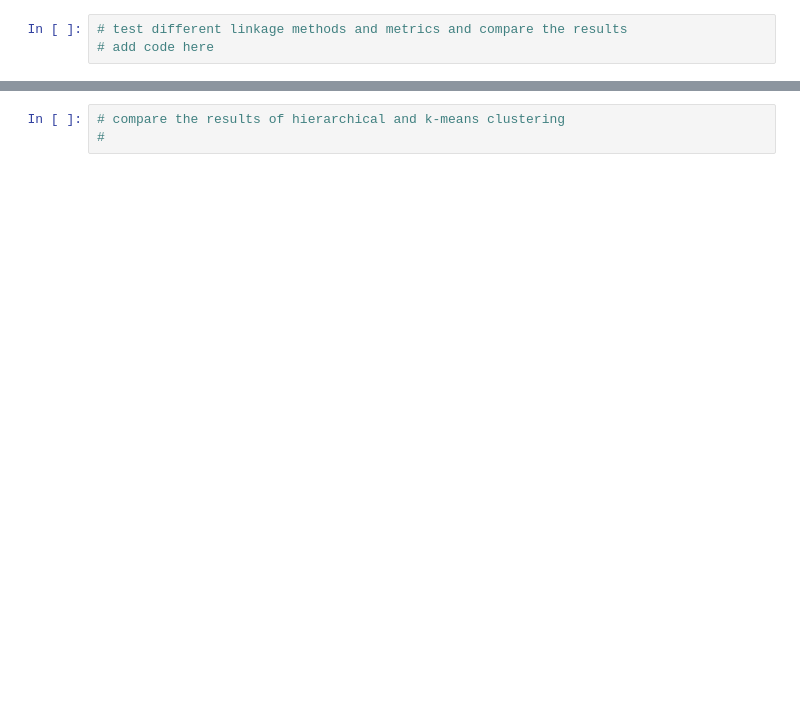
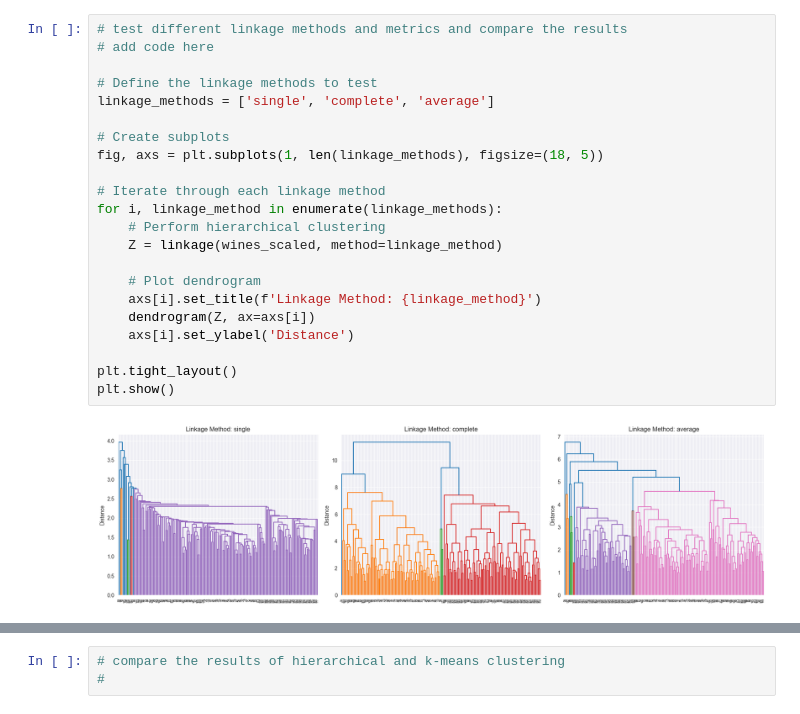
Before and after one commit to makee5/ML_ADS, a Jupyter notebook: notebooks/session5/exercises.ipynb, the cells around one changed output, grey strips where cells are left out. Saved outputs shown, nothing was run; the diff lists cells and outputs as text; blank space fills up the shorter version.

```diff
--- a/notebooks/session5/exercises.ipynb
+++ b/notebooks/session5/exercises.ipynb
@@ -22,6 +169,27 @@
 # %%
 # test different linkage methods and metrics and compare the results
 # add code here
+
+# Define the linkage methods to test
+linkage_methods = ['single', 'complete', 'average']
+
+# Create subplots
+fig, axs = plt.subplots(1, len(linkage_methods), figsize=(18, 5))
+
+# Iterate through each linkage method
+for i, linkage_method in enumerate(linkage_methods):
+    # Perform hierarchical clustering
+    Z = linkage(wines_scaled, method=linkage_method)
+
+    # Plot dendrogram
+    axs[i].set_title(f'Linkage Method: {linkage_method}')
+    dendrogram(Z, ax=axs[i])
+    axs[i].set_ylabel('Distance')
+
+plt.tight_layout()
+plt.show()
+# %% [output]
+[figure, added]
 # %%
 # perform k-means clustering on the dataset
 # add code here
```
Also changed, not shown: parts of 9 cells of this notebook, 5 other files.
